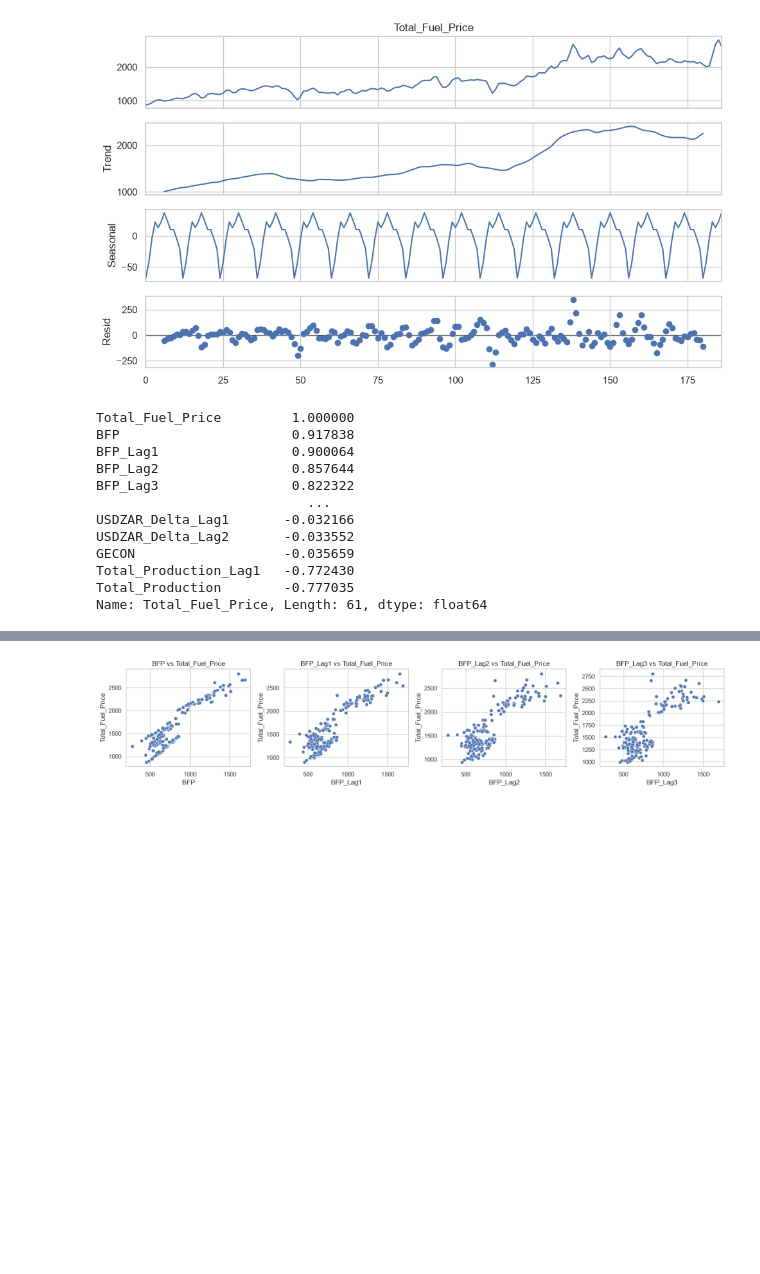
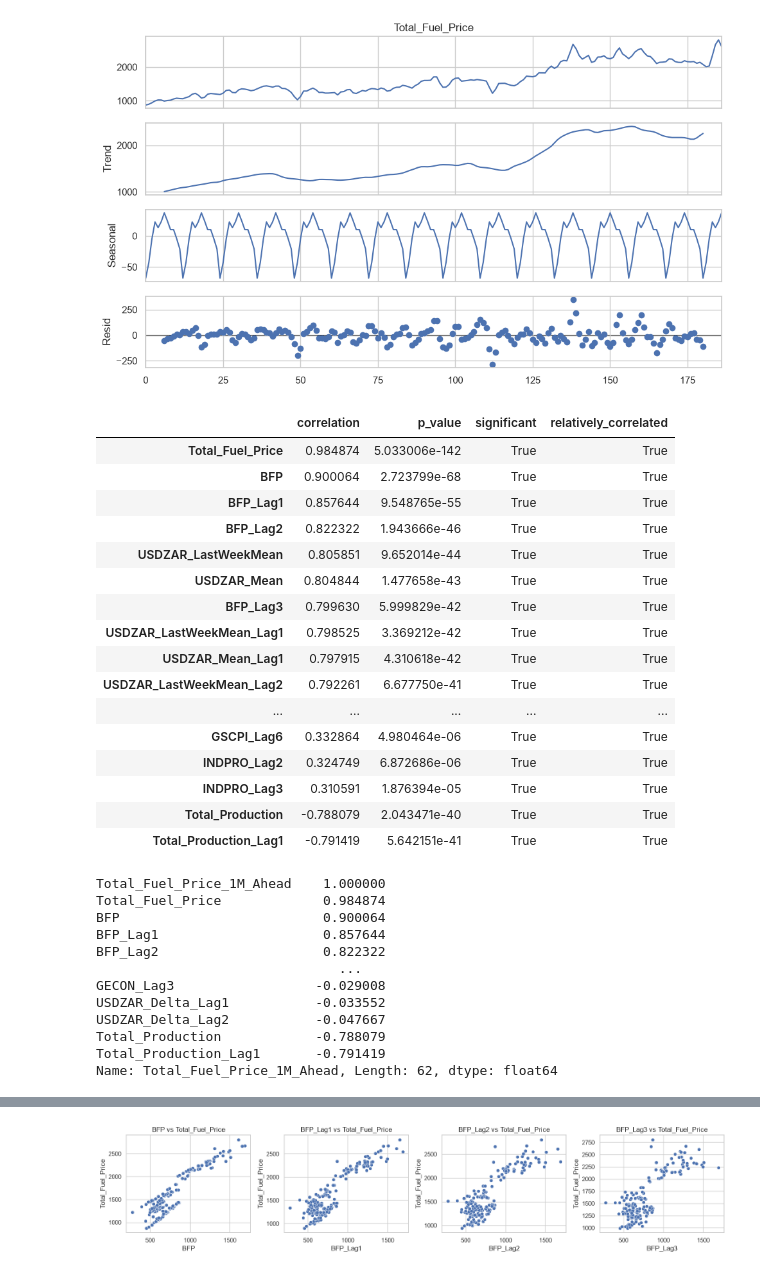
Before and after one commit to Trist4/fools-optimum, a Jupyter notebook: notebooks/fuel_price_eda.ipynb, the cells around one changed output, grey strips where cells are left out. Saved outputs shown, nothing was run; the diff lists cells and outputs as text; code cells hidden in the pictures; blank space fills up the shorter version.

```diff
--- a/notebooks/fuel_price_eda.ipynb
+++ b/notebooks/fuel_price_eda.ipynb
@@ -179,23 +181,73 @@ plt.tight_layout()
 plt.show()
 # %% [output]
 [figure]
+# %%
+from scipy.stats import pearsonr
+
+target_col = "Total_Fuel_Price_1M_Ahead"
+CORR_THRESHOLD = 0.3   # adjust to define what counts as "relatively correlated"
+
+# raw correlation with target, excluding the target itself
+corr = master_petrol_df.corr(numeric_only=True)[target_col].drop(target_col).sort_values(ascending=False)
+
+# statistical significance (p-value) for each feature, pairwise complete cases
+pvalues = {}
+for col in corr.index:
+    paired = master_petrol_df[[col, target_col]].dropna()
+    if len(paired) > 2:
+        _, p = pearsonr(paired[col], paired[target_col])
+        pvalues[col] = p
+    else:
+        pvalues[col] = np.nan
+
+sig_df = pd.DataFrame({
+    "correlation": corr,
+    "p_value": pd.Series(pvalues)
+})
+
+sig_df["significant"] = sig_df["p_value"] < 0.05
+sig_df["relatively_correlated"] = sig_df["correlation"].abs() > CORR_THRESHOLD
+
+# keep only features that are BOTH statistically significant AND meaningfully correlated
+significant_features = sig_df[sig_df["significant"] & sig_df["relatively_correlated"]]
+significant_features = significant_features.sort_values("correlation", ascending=False)
+
+significant_features
+# %% [output]
+|  | correlation | p_value | significant | relatively_correlated |
+| Total_Fuel_Price | 0.984874 | 5.033006e-142 | True | True |
+| BFP | 0.900064 | 2.723799e-68 | True | True |
+| BFP_Lag1 | 0.857644 | 9.548765e-55 | True | True |
+| BFP_Lag2 | 0.822322 | 1.943666e-46 | True | True |
+| USDZAR_LastWeekMean | 0.805851 | 9.652014e-44 | True | True |
+| USDZAR_Mean | 0.804844 | 1.477658e-43 | True | True |
+| BFP_Lag3 | 0.799630 | 5.999829e-42 | True | True |
+| USDZAR_LastWeekMean_Lag1 | 0.798525 | 3.369212e-42 | True | True |
+| USDZAR_Mean_Lag1 | 0.797915 | 4.310618e-42 | True | True |
+| USDZAR_LastWeekMean_Lag2 | 0.792261 | 6.677750e-41 | True | True |
+| ... | ... | ... | ... | ... |
+| GSCPI_Lag6 | 0.332864 | 4.980464e-06 | True | True |
+| INDPRO_Lag2 | 0.324749 | 6.872686e-06 | True | True |
+| INDPRO_Lag3 | 0.310591 | 1.876394e-05 | True | True |
+| Total_Production | -0.788079 | 2.043471e-40 | True | True |
+| Total_Production_Lag1 | -0.791419 | 5.642151e-41 | True | True |
 # %%
 # --- Correlation with other columns/features ---
-corr = master_petrol_df.corr(numeric_only=True)["Total_Fuel_Price"].sort_values(ascending=False)
+corr = master_petrol_df.corr(numeric_only=True)["Total_Fuel_Price_1M_Ahead"].sort_values(ascending=False)
 corr
 # %% [output]
-Total_Fuel_Price         1.000000
-BFP                      0.917838
-BFP_Lag1                 0.900064
-BFP_Lag2                 0.857644
-BFP_Lag3                 0.822322
-                           ...
-USDZAR_Delta_Lag1       -0.032166
-USDZAR_Delta_Lag2       -0.033552
-GECON                   -0.035659
-Total_Production_Lag1   -0.772430
-Total_Production        -0.777035
-Name: Total_Fuel_Price, Length: 61, dtype: float64
+Total_Fuel_Price_1M_Ahead    1.000000
+Total_Fuel_Price             0.984874
+BFP                          0.900064
+BFP_Lag1                     0.857644
+BFP_Lag2                     0.822322
+                               ...
+GECON_Lag3                  -0.029008
+USDZAR_Delta_Lag1           -0.033552
+USDZAR_Delta_Lag2           -0.047667
+Total_Production            -0.788079
+Total_Production_Lag1       -0.791419
+Name: Total_Fuel_Price_1M_Ahead, Length: 62, dtype: float64
 # %%
 # --- Correlation heatmap ---
 plt.figure(figsize=(10, 8))
```
Also changed, not shown: parts of 12 cells of this notebook, 4 other files.
